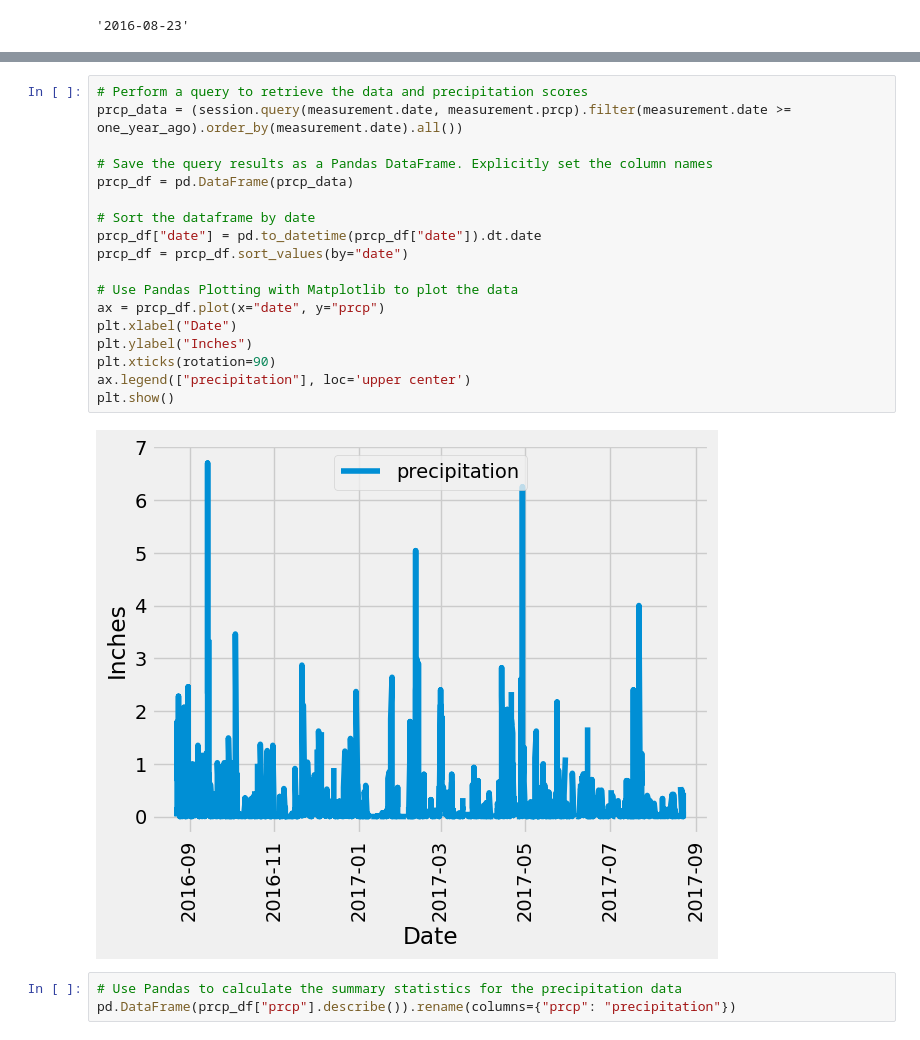
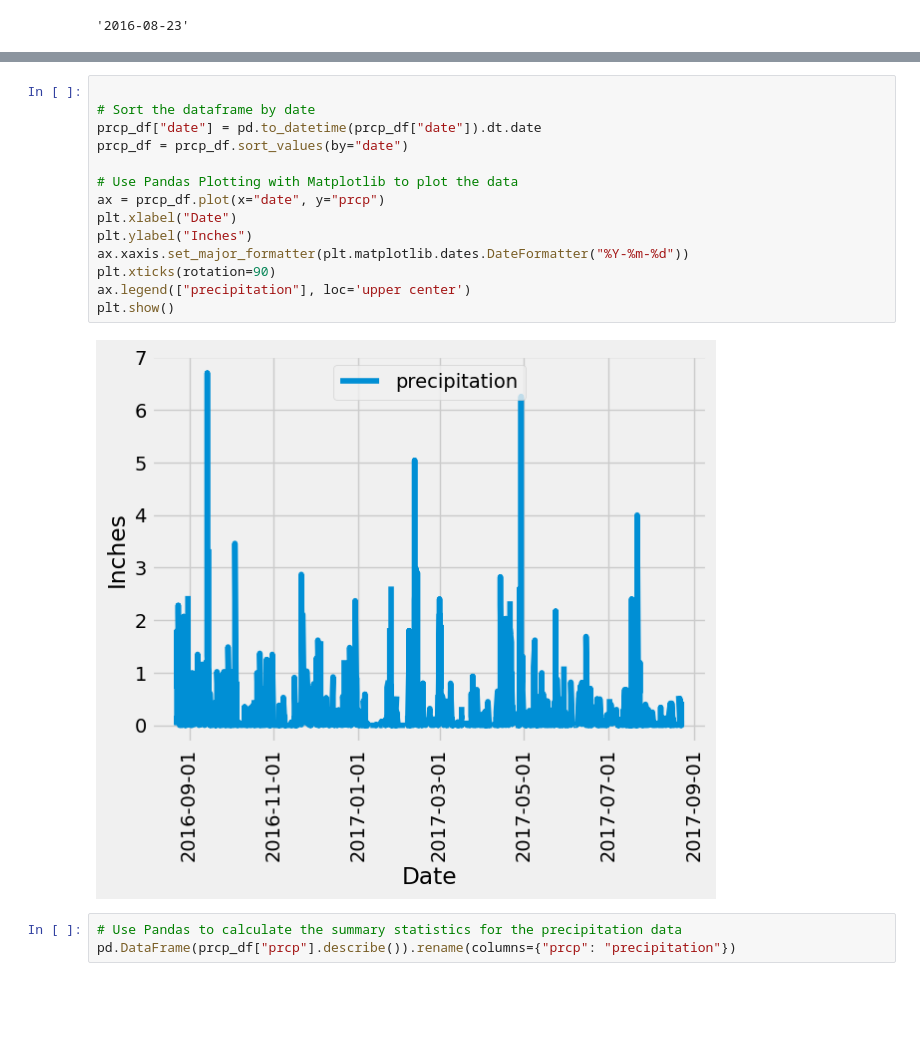
Before and after one commit to griffinracey/sqlalchemy-challenge, a Jupyter notebook: SurfsUp/SurfsUp.ipynb, the cells around one changed output, grey strips where cells are left out. Saved outputs shown, nothing was run; the diff lists cells and outputs as text; blank space fills up the shorter version.

Commit message:
precipitation analysis

```diff
--- a/SurfsUp/SurfsUp.ipynb
+++ b/SurfsUp/SurfsUp.ipynb
@@ -59,23 +80,19 @@ one_year_ago
 # %%
-# Perform a query to retrieve the data and precipitation scores
-prcp_data = (session.query(measurement.date, measurement.prcp).filter(measurement.date >= one_year_ago).order_by(measurement.date).all())
-
-# Save the query results as a Pandas DataFrame. Explicitly set the column names
-prcp_df = pd.DataFrame(prcp_data)
 
 # Sort the dataframe by date
 prcp_df["date"] = pd.to_datetime(prcp_df["date"]).dt.date
 prcp_df = prcp_df.sort_values(by="date")
 
 # Use Pandas Plotting with Matplotlib to plot the data
 ax = prcp_df.plot(x="date", y="prcp")
 plt.xlabel("Date")
 plt.ylabel("Inches")
+ax.xaxis.set_major_formatter(plt.matplotlib.dates.DateFormatter("%Y-%m-%d"))
 plt.xticks(rotation=90)
 ax.legend(["precipitation"], loc='upper center')
 plt.show()
 # %% [output]
-[figure, old version]
+[figure, new version]
 # %%
 # Use Pandas to calculate the summary statistics for the precipitation data
 pd.DataFrame(prcp_df["prcp"].describe()).rename(columns={"prcp": "precipitation"})
```
Also changed, not shown: parts of 5 cells of this notebook.
